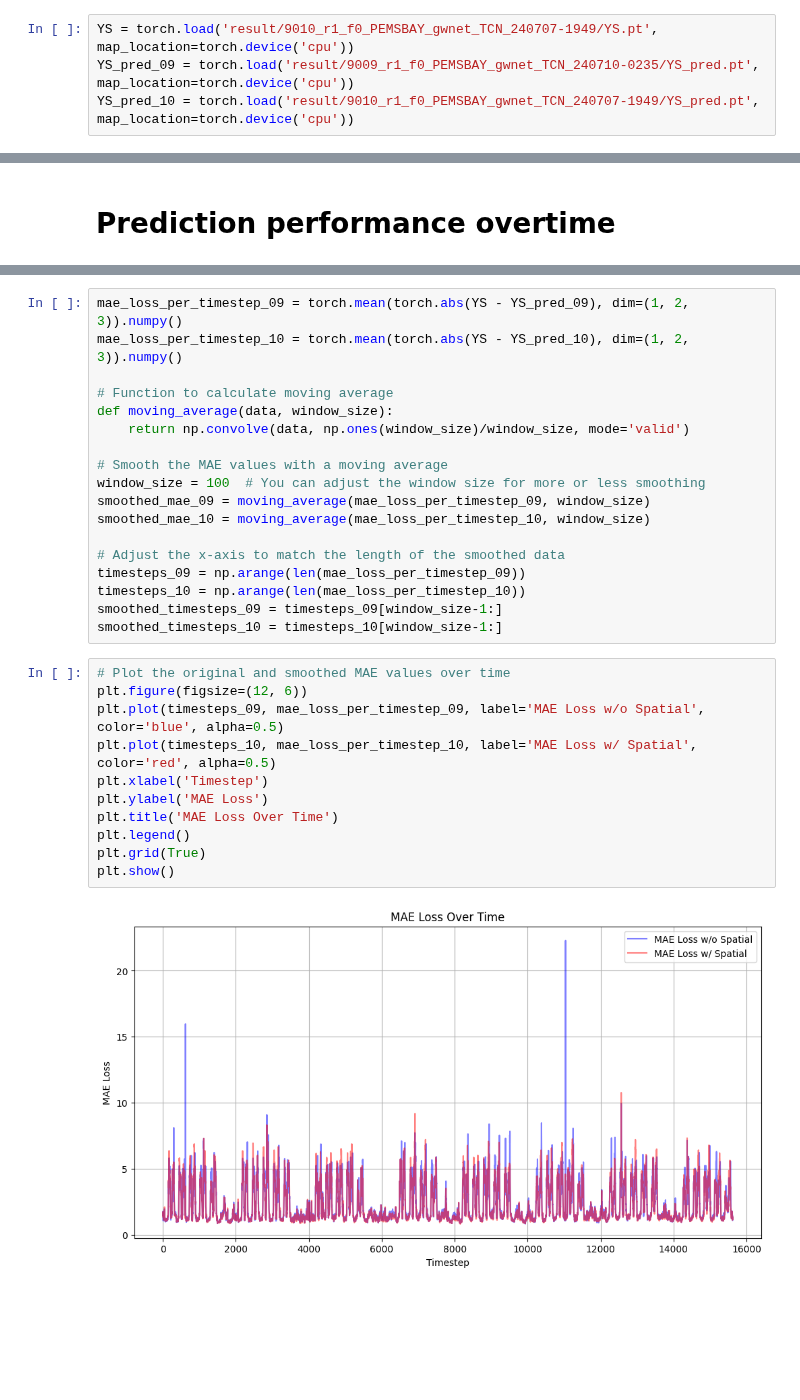
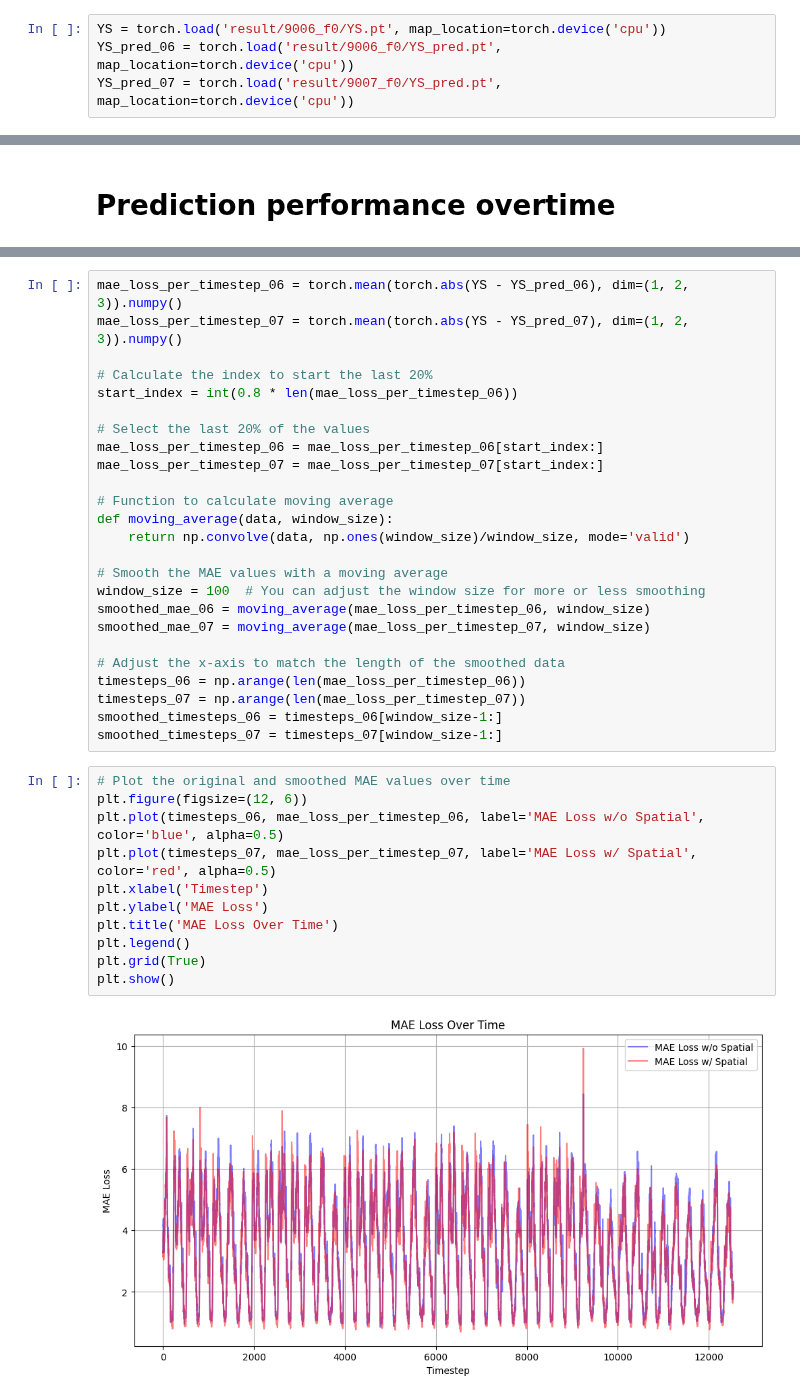
Before and after one commit to xuyou1999/Distance-Enhanced-Spatial-Pre-Training-DESPT, a Jupyter notebook: results.ipynb, the cells around one changed output, grey strips where cells are left out. Cells and saved outputs as stored; diff of their text form; blank space fills up the shorter version.

Commit message:
updated results

```diff
--- a/results.ipynb
+++ b/results.ipynb
@@ -415,4 +437,4 @@ m
 # %%
-YS = torch.load('result/9010_r1_f0_PEMSBAY_gwnet_TCN_240707-1949/YS.pt', map_location=torch.device('cpu'))
-YS_pred_09 = torch.load('result/9009_r1_f0_PEMSBAY_gwnet_TCN_240710-0235/YS_pred.pt', map_location=torch.device('cpu'))
-YS_pred_10 = torch.load('result/9010_r1_f0_PEMSBAY_gwnet_TCN_240707-1949/YS_pred.pt', map_location=torch.device('cpu'))
+YS = torch.load('result/9006_f0/YS.pt', map_location=torch.device('cpu'))
+YS_pred_06 = torch.load('result/9006_f0/YS_pred.pt', map_location=torch.device('cpu'))
+YS_pred_07 = torch.load('result/9007_f0/YS_pred.pt', map_location=torch.device('cpu'))
@@ -488,6 +510,13 @@ For dataset, or for contribution purpose
 # %%
-mae_loss_per_timestep_09 = torch.mean(torch.abs(YS - YS_pred_09), dim=(1, 2, 3)).numpy()
-mae_loss_per_timestep_10 = torch.mean(torch.abs(YS - YS_pred_10), dim=(1, 2, 3)).numpy()
+mae_loss_per_timestep_06 = torch.mean(torch.abs(YS - YS_pred_06), dim=(1, 2, 3)).numpy()
+mae_loss_per_timestep_07 = torch.mean(torch.abs(YS - YS_pred_07), dim=(1, 2, 3)).numpy()
+
+# Calculate the index to start the last 20%
+start_index = int(0.8 * len(mae_loss_per_timestep_06))
+
+# Select the last 20% of the values
+mae_loss_per_timestep_06 = mae_loss_per_timestep_06[start_index:]
+mae_loss_per_timestep_07 = mae_loss_per_timestep_07[start_index:]
 
 # Function to calculate moving average
 def moving_average(data, window_size):
@@ -495,27 +524,27 @@ def moving_average(data, window_size):
 
 # Smooth the MAE values with a moving average
 window_size = 100  # You can adjust the window size for more or less smoothing
-smoothed_mae_09 = moving_average(mae_loss_per_timestep_09, window_size)
-smoothed_mae_10 = moving_average(mae_loss_per_timestep_10, window_size)
+smoothed_mae_06 = moving_average(mae_loss_per_timestep_06, window_size)
+smoothed_mae_07 = moving_average(mae_loss_per_timestep_07, window_size)
 
 # Adjust the x-axis to match the length of the smoothed data
-timesteps_09 = np.arange(len(mae_loss_per_timestep_09))
-timesteps_10 = np.arange(len(mae_loss_per_timestep_10))
-smoothed_timesteps_09 = timesteps_09[window_size-1:]
-smoothed_timesteps_10 = timesteps_10[window_size-1:]
+timesteps_06 = np.arange(len(mae_loss_per_timestep_06))
+timesteps_07 = np.arange(len(mae_loss_per_timestep_07))
+smoothed_timesteps_06 = timesteps_06[window_size-1:]
+smoothed_timesteps_07 = timesteps_07[window_size-1:]
 # %%
 # Plot the original and smoothed MAE values over time
 plt.figure(figsize=(12, 6))
-plt.plot(timesteps_09, mae_loss_per_timestep_09, label='MAE Loss w/o Spatial', color='blue', alpha=0.5)
-plt.plot(timesteps_10, mae_loss_per_timestep_10, label='MAE Loss w/ Spatial', color='red', alpha=0.5)
+plt.plot(timesteps_06, mae_loss_per_timestep_06, label='MAE Loss w/o Spatial', color='blue', alpha=0.5)
+plt.plot(timesteps_07, mae_loss_per_timestep_07, label='MAE Loss w/ Spatial', color='red', alpha=0.5)
 plt.xlabel('Timestep')
 plt.ylabel('MAE Loss')
 plt.title('MAE Loss Over Time')
 plt.legend()
 plt.grid(True)
 plt.show()
 # %% [output]
-[figure, old version]
+[figure, new version]
 # %%
 
 # Plot the original and smoothed MAE values over time
```
Also changed, not shown: parts of 16 cells of this notebook, 3 other files.
